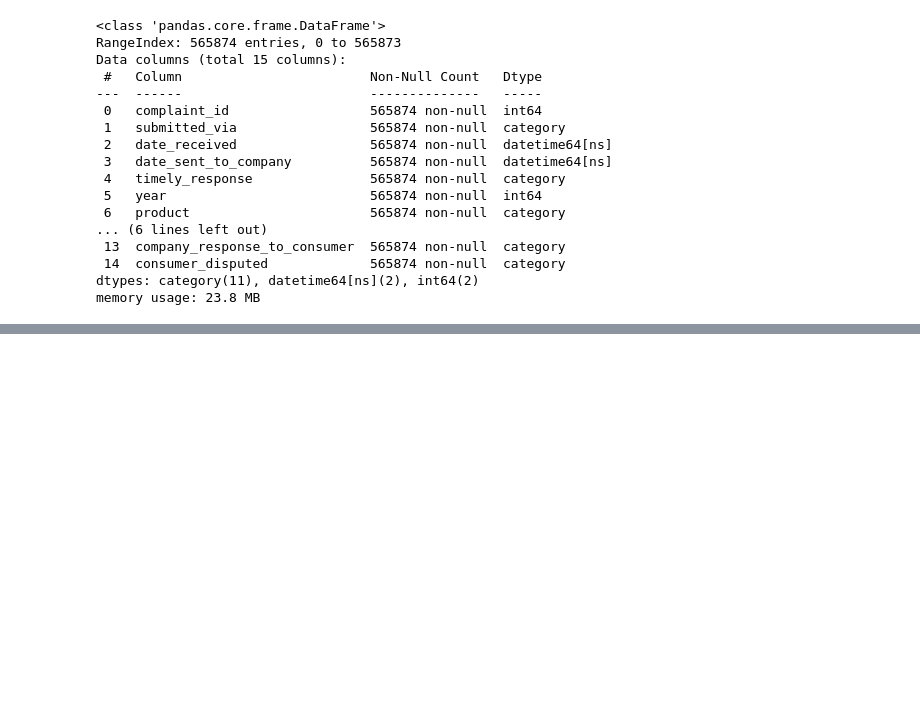
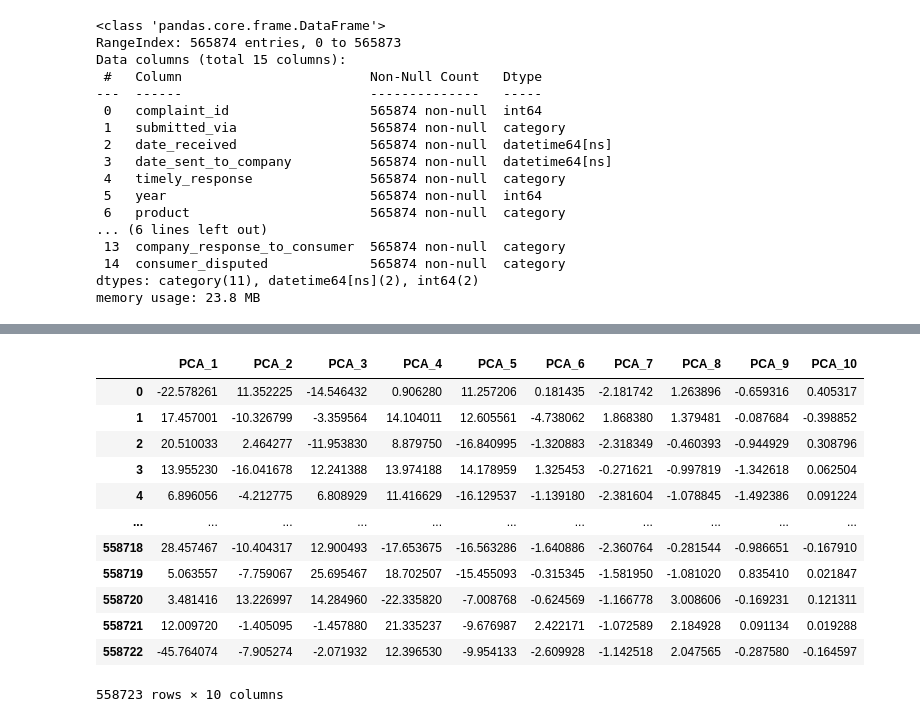
Before and after one commit to skwolvie/data245ML, a Jupyter notebook: DataTransformation.ipynb, the cells around one changed output, grey strips where cells are left out. Drawn from its saved outputs; the diff is of its cells as text; code cells hidden in the pictures; blank space fills up the shorter version.

```diff
--- a/DataTransformation.ipynb
+++ b/DataTransformation.ipynb
@@ -71,0 +833,2 @@ memory usage: 23.8 MB
+# %%
+dff= dfm.fillna(-1)
@@ -71,0 +873,3 @@ memory usage: 23.8 MB
+# %%
+# Initialize PCA object with 2 components
+pca = PCA(n_components=10)
@@ -71,0 +900,17 @@ memory usage: 23.8 MB
+# %%
+df_reduced = pd.DataFrame(reduced_data, columns=cols)
+df_reduced
+# %% [output]
+|  | PCA_1 | PCA_2 | PCA_3 | PCA_4 | PCA_5 | PCA_6 | PCA_7 | PCA_8 | PCA_9 | PCA_10 |
+| 0 | -22.578261 | 11.352225 | -14.546432 | 0.906280 | 11.257206 | 0.181435 | -2.181742 | 1.263896 | -0.659316 | 0.405317 |
+| 1 | 17.457001 | -10.326799 | -3.359564 | 14.104011 | 12.605561 | -4.738062 | 1.868380 | 1.379481 | -0.087684 | -0.398852 |
+| 2 | 20.510033 | 2.464277 | -11.953830 | 8.879750 | -16.840995 | -1.320883 | -2.318349 | -0.460393 | -0.944929 | 0.308796 |
+| 3 | 13.955230 | -16.041678 | 12.241388 | 13.974188 | 14.178959 | 1.325453 | -0.271621 | -0.997819 | -1.342618 | 0.062504 |
+| 4 | 6.896056 | -4.212775 | 6.808929 | 11.416629 | -16.129537 | -1.139180 | -2.381604 | -1.078845 | -1.492386 | 0.091224 |
+| ... | ... | ... | ... | ... | ... | ... | ... | ... | ... | ... |
+| 558718 | 28.457467 | -10.404317 | 12.900493 | -17.653675 | -16.563286 | -1.640886 | -2.360764 | -0.281544 | -0.986651 | -0.167910 |
+| 558719 | 5.063557 | -7.759067 | 25.695467 | 18.702507 | -15.455093 | -0.315345 | -1.581950 | -1.081020 | 0.835410 | 0.021847 |
+| 558720 | 3.481416 | 13.226997 | 14.284960 | -22.335820 | -7.008768 | -0.624569 | -1.166778 | 3.008606 | -0.169231 | 0.121311 |
+| 558721 | 12.009720 | -1.405095 | -1.457880 | 21.335237 | -9.676987 | 2.422171 | -1.072589 | 2.184928 | 0.091134 | 0.019288 |
+| 558722 | -45.764074 | -7.905274 | -2.071932 | 12.396530 | -9.954133 | -2.609928 | -1.142518 | 2.047565 | -0.287580 | -0.164597 |
+558723 rows × 10 columns
```
Also changed, not shown: parts of 65 cells of this notebook, 1 other file.
